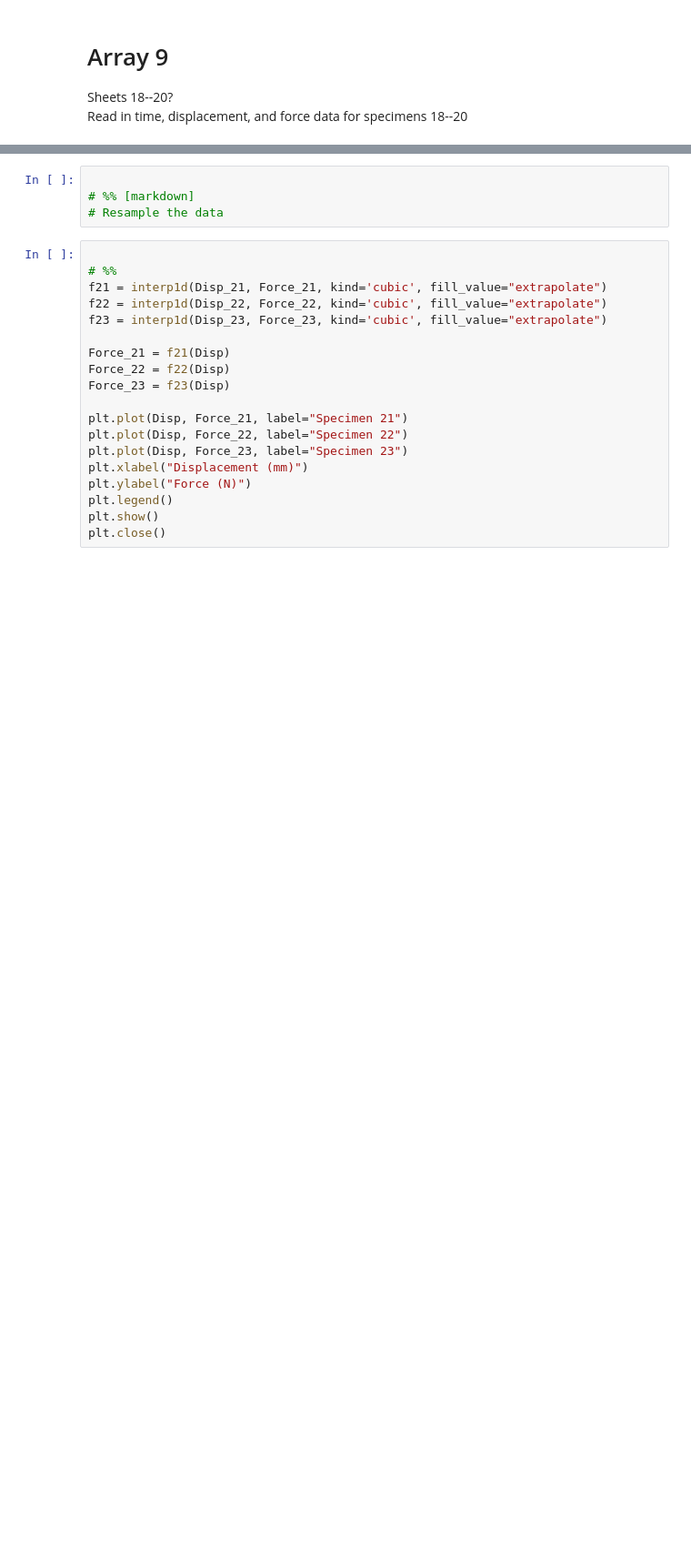
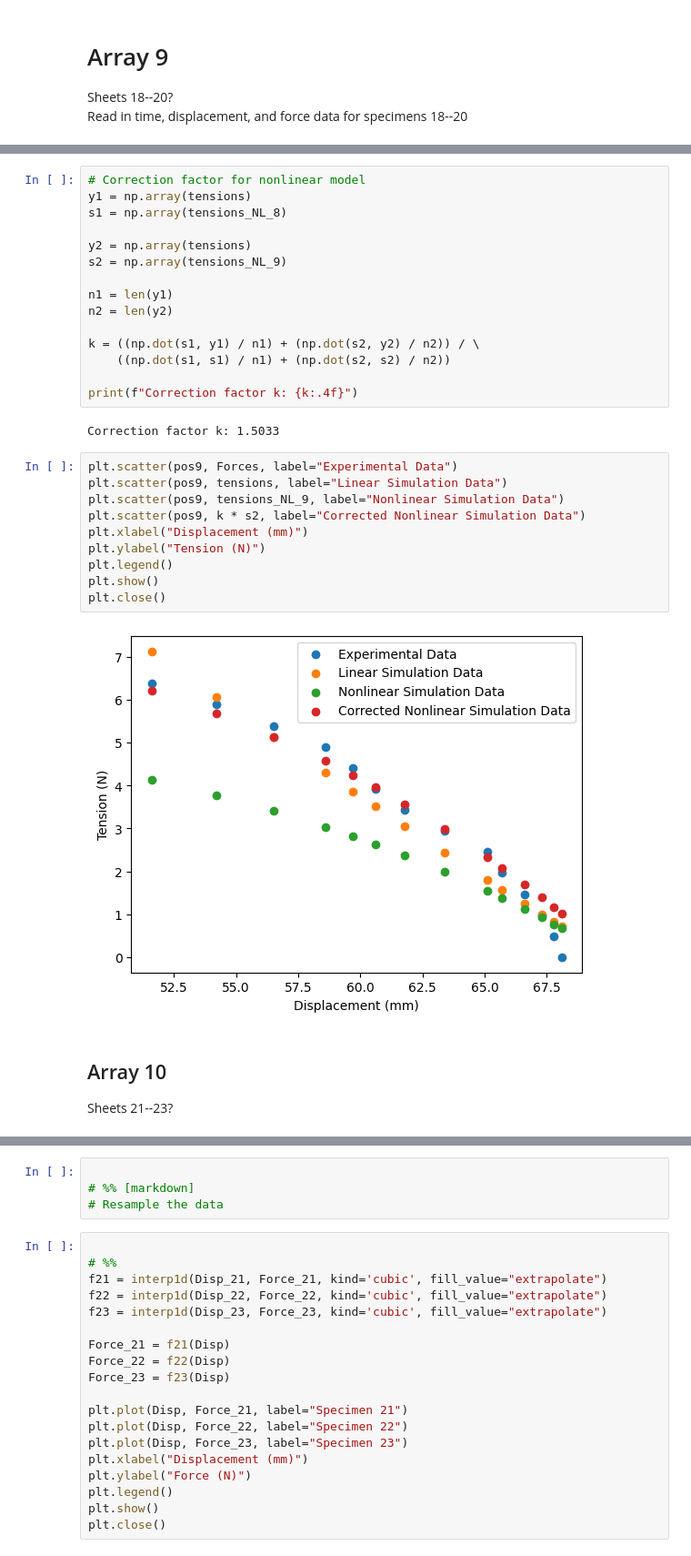
Before and after one commit to TheSmashLab/Tensegrity, a Jupyter notebook: Validation/BambuValidation.ipynb, the cells around one changed output, grey strips where cells are left out. Shown at 91% size. Drawn from its saved outputs; the diff is of its cells as text; blank space fills up the shorter version.

```diff
--- a/Validation/BambuValidation.ipynb
+++ b/Validation/BambuValidation.ipynb
@@ -409 +477,33 @@ plt.close()
+# %%
+# Correction factor for nonlinear model
+y1 = np.array(tensions)
+s1 = np.array(tensions_NL_8)
+
+y2 = np.array(tensions)
+s2 = np.array(tensions_NL_9)
+
+n1 = len(y1)
+n2 = len(y2)
+
+k = ((np.dot(s1, y1) / n1) + (np.dot(s2, y2) / n2)) / \
+    ((np.dot(s1, s1) / n1) + (np.dot(s2, s2) / n2))
+
+print(f"Correction factor k: {k:.4f}")
+# %% [output]
+Correction factor k: 1.5033
+# %%
+plt.scatter(pos9, Forces, label="Experimental Data")
+plt.scatter(pos9, tensions, label="Linear Simulation Data")
+plt.scatter(pos9, tensions_NL_9, label="Nonlinear Simulation Data")
+plt.scatter(pos9, k * s2, label="Corrected Nonlinear Simulation Data")
+plt.xlabel("Displacement (mm)")
+plt.ylabel("Tension (N)")
+plt.legend()
+plt.show()
+plt.close()
+# %% [output]
+[figure, added]
+# %% [markdown]
+## Array 10
+Sheets 21--23?
 # %%
```
Also changed, not shown: parts of 22 cells of this notebook, 1 other file.
